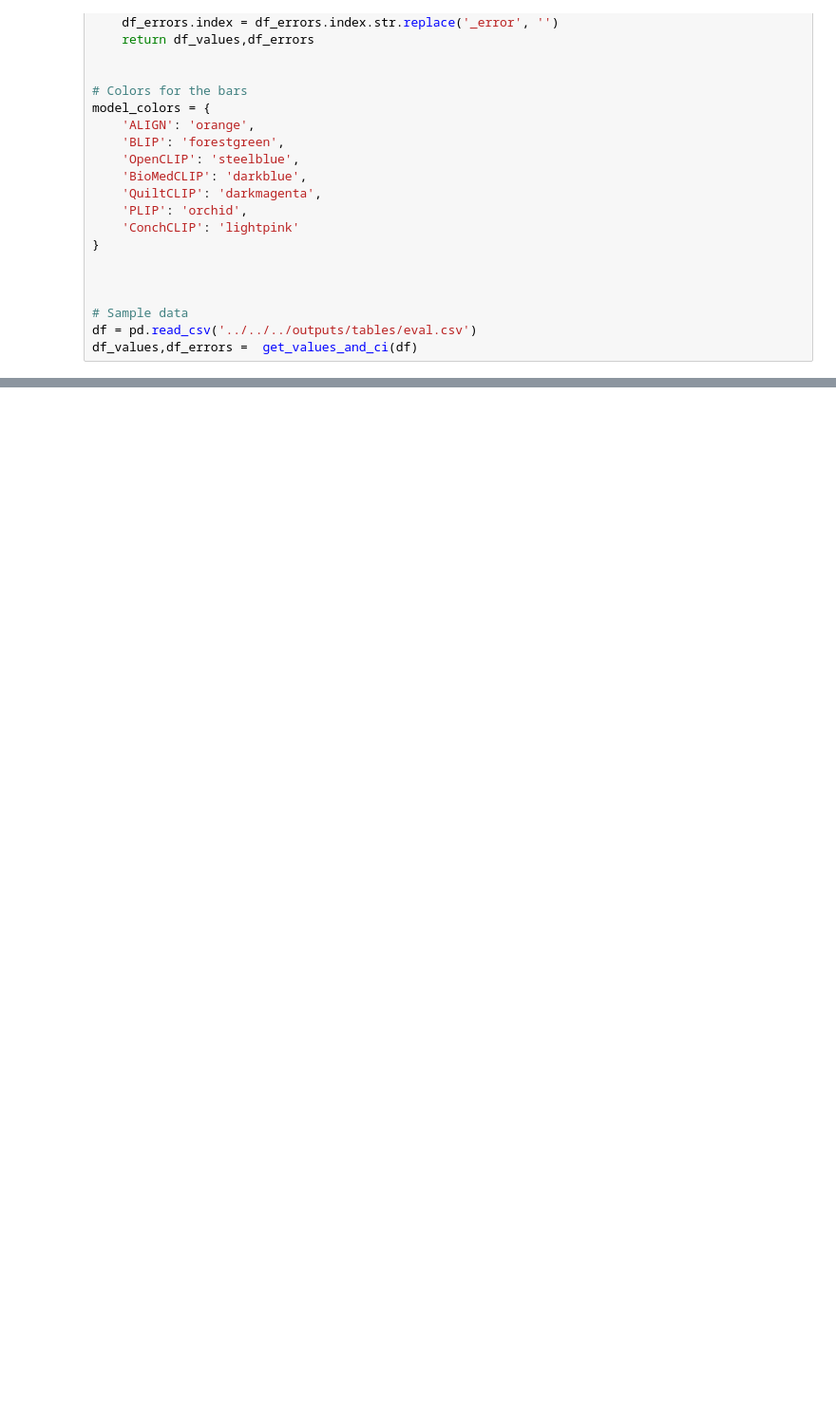
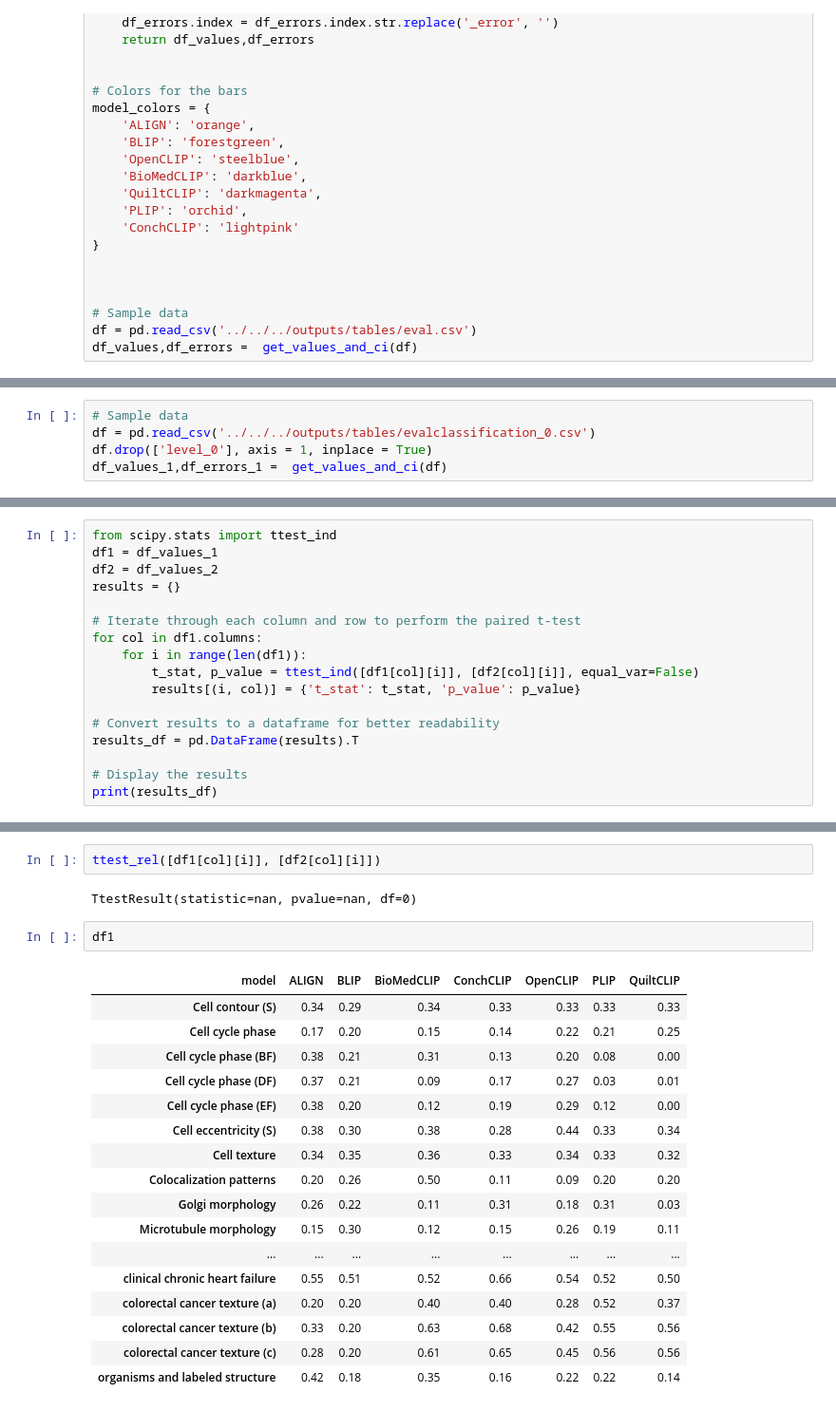
Before and after one commit to Ale9806/eVLLM, a Jupyter notebook: src/evlm/plots/Untitled.ipynb, the cells around one changed output, grey strips where cells are left out. Shown at 95% size. Drawn from its saved outputs; the diff is of its cells as text; blank space fills up the shorter version.

```diff
--- a/src/evlm/plots/Untitled.ipynb
+++ b/src/evlm/plots/Untitled.ipynb
@@ -192,0 +198,5 @@ Plot saved as close_set_classification_accuracy.pdf and close_set_classification
+# %%
+# Sample data
+df = pd.read_csv('../../../outputs/tables/evalclassification_0.csv')
+df.drop(['level_0'], axis = 1, inplace = True)
+df_values_1,df_errors_1 =  get_values_and_ci(df)
@@ -192,0 +208,17 @@ Plot saved as close_set_classification_accuracy.pdf and close_set_classification
+# %%
+from scipy.stats import ttest_ind
+df1 = df_values_1
+df2 = df_values_2
+results = {}
+
+# Iterate through each column and row to perform the paired t-test
+for col in df1.columns:
+    for i in range(len(df1)):
+        t_stat, p_value = ttest_ind([df1[col][i]], [df2[col][i]], equal_var=False)
+        results[(i, col)] = {'t_stat': t_stat, 'p_value': p_value}
+
+# Convert results to a dataframe for better readability
+results_df = pd.DataFrame(results).T
+
+# Display the results
+print(results_df)
@@ -192,0 +256,24 @@ Plot saved as close_set_classification_accuracy.pdf and close_set_classification
+# %%
+ttest_rel([df1[col][i]], [df2[col][i]])
+# %% [output]
+TtestResult(statistic=nan, pvalue=nan, df=0)
+# %%
+df1
+# %% [output]
+| model | ALIGN | BLIP | BioMedCLIP | ConchCLIP | OpenCLIP | PLIP | QuiltCLIP |
+| Cell contour (S) | 0.34 | 0.29 | 0.34 | 0.33 | 0.33 | 0.33 | 0.33 |
+| Cell cycle phase | 0.17 | 0.20 | 0.15 | 0.14 | 0.22 | 0.21 | 0.25 |
+| Cell cycle phase (BF) | 0.38 | 0.21 | 0.31 | 0.13 | 0.20 | 0.08 | 0.00 |
+| Cell cycle phase (DF) | 0.37 | 0.21 | 0.09 | 0.17 | 0.27 | 0.03 | 0.01 |
+| Cell cycle phase (EF) | 0.38 | 0.20 | 0.12 | 0.19 | 0.29 | 0.12 | 0.00 |
+| Cell eccentricity (S) | 0.38 | 0.30 | 0.38 | 0.28 | 0.44 | 0.33 | 0.34 |
+| Cell texture | 0.34 | 0.35 | 0.36 | 0.33 | 0.34 | 0.33 | 0.32 |
+| Colocalization patterns | 0.20 | 0.26 | 0.50 | 0.11 | 0.09 | 0.20 | 0.20 |
+| Golgi morphology | 0.26 | 0.22 | 0.11 | 0.31 | 0.18 | 0.31 | 0.03 |
+| Microtubule morphology | 0.15 | 0.30 | 0.12 | 0.15 | 0.26 | 0.19 | 0.11 |
+| ... | ... | ... | ... | ... | ... | ... | ... |
+| clinical chronic heart failure | 0.55 | 0.51 | 0.52 | 0.66 | 0.54 | 0.52 | 0.50 |
+| colorectal cancer texture (a) | 0.20 | 0.20 | 0.40 | 0.40 | 0.28 | 0.52 | 0.37 |
+| colorectal cancer texture (b) | 0.33 | 0.20 | 0.63 | 0.68 | 0.42 | 0.55 | 0.56 |
+| colorectal cancer texture (c) | 0.28 | 0.20 | 0.61 | 0.65 | 0.45 | 0.56 | 0.56 |
+| organisms and labeled structure | 0.42 | 0.18 | 0.35 | 0.16 | 0.22 | 0.22 | 0.14 |
```
Also changed, not shown: parts of 16 cells of this notebook, 7 other files.
